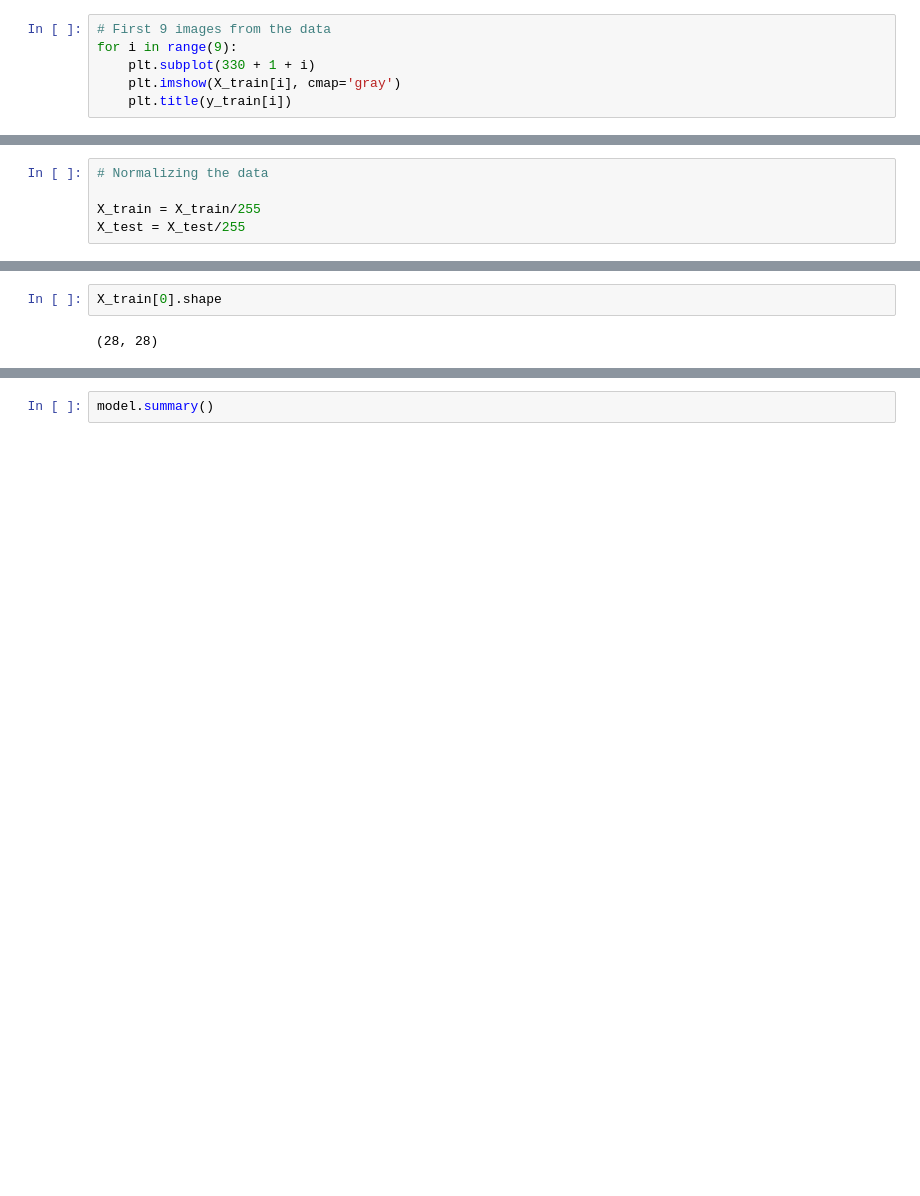
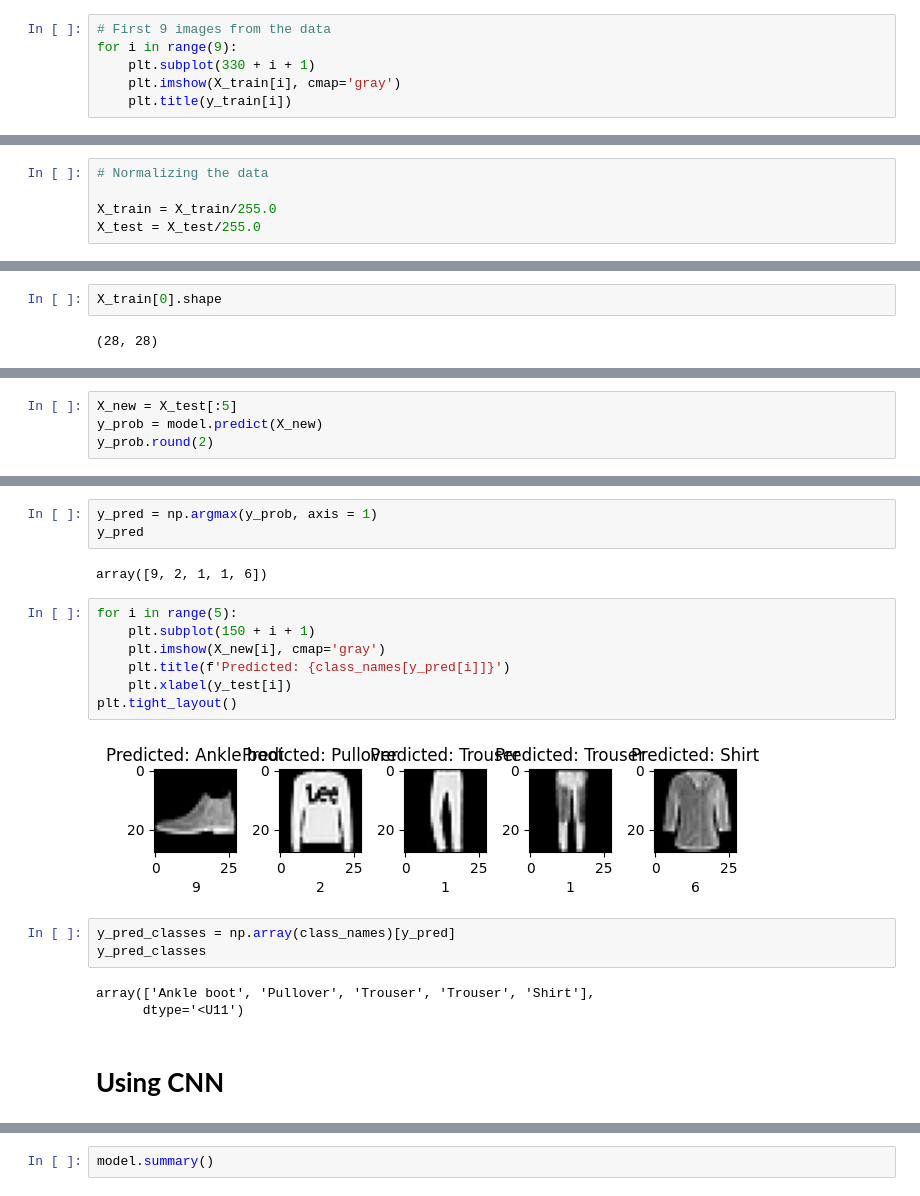
Before and after one commit to sahilkhan-7/deep-learning, a Jupyter notebook: Fashion_MNIST_Classification.ipynb, the cells around one changed output, grey strips where cells are left out. Saved outputs shown, nothing was run; the diff lists cells and outputs as text; blank space fills up the shorter version.

```diff
--- a/Fashion_MNIST_Classification.ipynb
+++ b/Fashion_MNIST_Classification.ipynb
@@ -51,7 +43,7 @@ array([[  0,   0,   0,   0,   0,   0,   0,   0,   0,   0,   0,   0,   0,
 # %%
 # First 9 images from the data
 for i in range(9):
-    plt.subplot(330 + 1 + i)
+    plt.subplot(330 + i + 1)
     plt.imshow(X_train[i], cmap='gray')
     plt.title(y_train[i])
 # %% [output]
@@ -86,5 +78,5 @@ for i in range(9):
 # %%
 # Normalizing the data
 
-X_train = X_train/255
-X_test = X_test/255
+X_train = X_train/255.0
+X_test = X_test/255.0
@@ -101,0 +211,4 @@ X_test=X_test.reshape(-1,28,28,1)
+# %%
+X_new = X_test[:5]
+y_prob = model.predict(X_new)
+y_prob.round(2)
@@ -102,3 +223,25 @@ X_test=X_test.reshape(-1,28,28,1)
+# %%
+y_pred = np.argmax(y_prob, axis = 1)
+y_pred
+# %% [output]
+array([9, 2, 1, 1, 6])
+# %%
+for i in range(5):
+    plt.subplot(150 + i + 1)
+    plt.imshow(X_new[i], cmap='gray')
+    plt.title(f'Predicted: {class_names[y_pred[i]]}')
+    plt.xlabel(y_test[i])
+plt.tight_layout()
+# %% [output]
+[figure, added]
+# %%
+y_pred_classes = np.array(class_names)[y_pred]
+y_pred_classes
+# %% [output]
+array(['Ankle boot', 'Pullover', 'Trouser', 'Trouser', 'Shirt'],
+      dtype='<U11')
+# %% [markdown]
+# **Using CNN**
 # %%
 # Initializing the CNN
 
```
Also changed, not shown: parts of 20 cells of this notebook.
